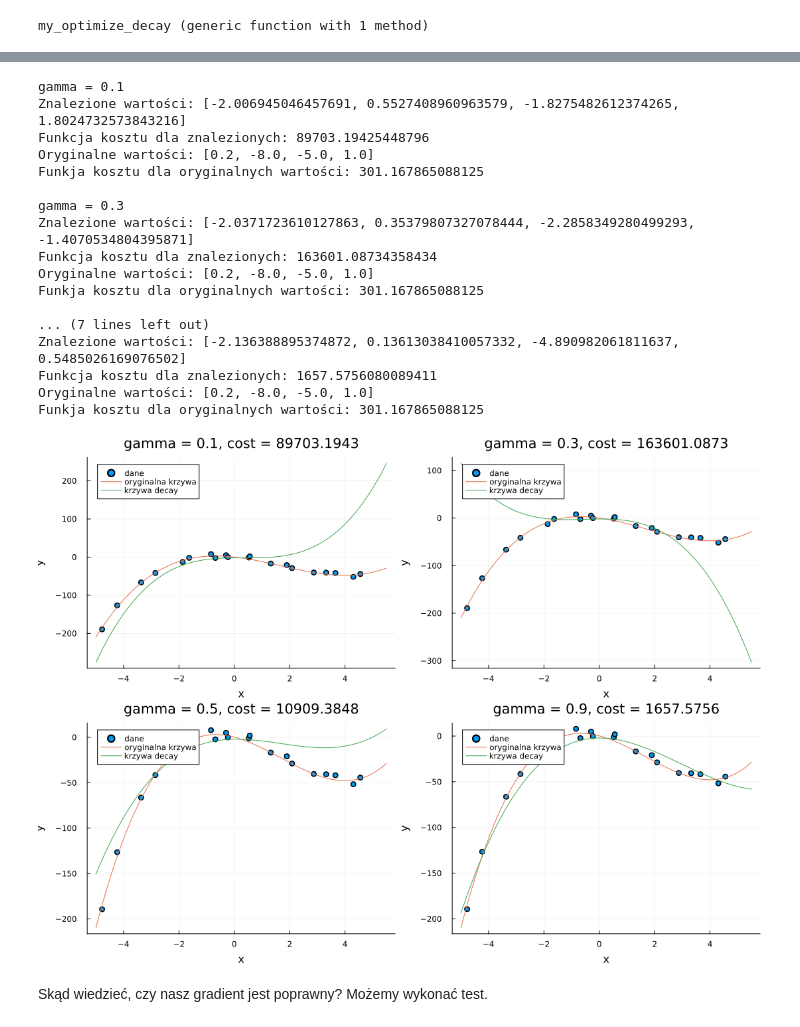
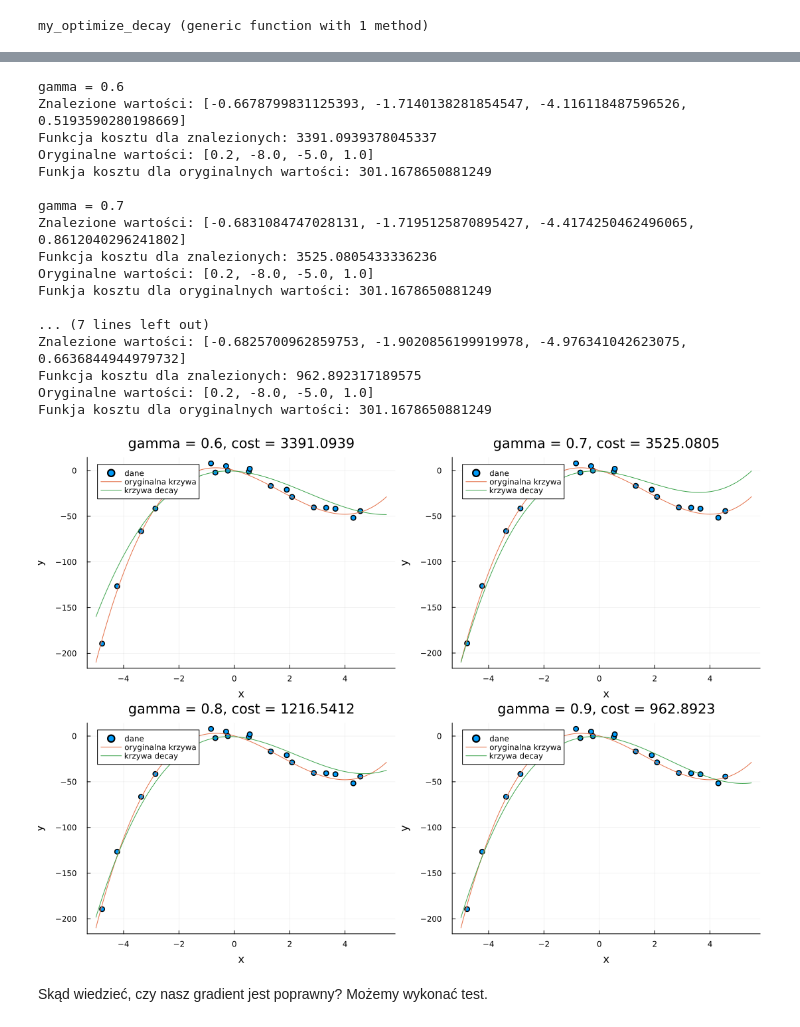
Before and after one commit to esarna/metody-i-algorytmy-optymalizacji, a Jupyter notebook: intro-teams.ipynb, the cells around one changed output, grey strips where cells are left out. Cells and saved outputs as stored; diff of their text form; code cells hidden in the pictures.

```diff
--- a/intro-teams.ipynb
+++ b/intro-teams.ipynb
@@ -124,14 +124,18 @@ $$
 dla pewnej stałej $\gamma \in (0,1]$, np. $\gamma = 0.9$ i porównaj działanie.
 # %%
 function my_optimize_const_step(cost_data, grad_data, x0;
-        step=1e-5, maxiter=100, tol=1e-6)
+        step=1e-5, maxiter=100000, tol=1e-6)
 
     x = copy(x0)
     g = similar(x)
 
+    fx = cost_data(x)
+    if !isfinite(fx)
+        error("cost_data(x0) is not finite (got $fx). Choose a valid x0 / fix cost domain.")
+    end
+
     for k in 1:maxiter
         grad_data(g, x)
-
         if any(!isfinite, g)
             error("Gradient became non-finite at iter=$k")
         end
@@ -140,19 +144,25 @@ function my_optimize_const_step(cost_data, grad_data, x0;
             return x
         end
 
-        x .-= step .* g
+        x .= x .- step .* g
     end
-
+    # println("Exceeded maxiter=$maxiter without convergence")
     return x
 end
 # %% [output]
 my_optimize_const_step (generic function with 1 method)
 # %%
 function my_optimize_decay(cost_data, grad_data, x0;
-        step=1e-4, gamma=0.5, maxiter=100, tol=1e-6)
+        step=1e-4, gamma=0.5, maxiter=100000, tol=1e-6, minimalstep=1e-10)
+
     x = copy(x0)
     g = similar(x)
-    α = step
+    t = step
+
+    fx = cost_data(x)
+    if !isfinite(fx)
+        error("cost_data(x0) is not finite (got $fx). Choose a valid x0 / fix cost domain.")
+    end
 
     for k in 1:maxiter
         grad_data(g, x)
@@ -165,10 +175,11 @@ function my_optimize_decay(cost_data, grad_data, x0;
             return x
         end
 
-        x .-= α .* g
-        α *= gamma
+        x .= x .- t .* g
+        t *= gamma
+
     end
-
+    # println("Exceeded maxiter=$maxiter without convergence")
     return x
 end
 # %% [output]
@@ -201,7 +212,7 @@ Funkcja kosztu dla oryginalnych wartości: 301.167865088125
 # %%
 using Plots
 
-gammas = [0.1, 0.3, 0.5, 0.9]
+gammas = [0.6,0.7, 0.8, 0.9]
 t_plot = -5:0.01:5.5
 
 # ten sam punkt startowy dla uczciwego porównania
@@ -215,45 +226,45 @@ for g in gammas
     println("gamma = $g")
     println("Znalezione wartości: $(opt)")
     println("Funkcja kosztu dla znalezionych: $(cost_data(opt))")
     println("Oryginalne wartości: $(θ_data)")
     println("Funkja kosztu dla oryginalnych wartości: $(cost_data(θ_data))")
     println()
 
     p = scatter(
         x_data, y_data;
         label="dane",
         legend=:topleft,
         title="gamma = $g, cost = $(round(cost_data(opt), digits=4))",
         xlabel="x",
         ylabel="y"
     )
 
     plot!(p, t_plot, [f(x, θ_data) for x in t_plot]; label="oryginalna krzywa")
     plot!(p, t_plot, [f(x, opt) for x in t_plot]; label="krzywa decay")
 
     push!(plots, p)
 end
 
 plot(plots...; layout=(2, 2), size=(1100, 800))
 # %% [output]
-gamma = 0.1
-Znalezione wartości: [-2.006945046457691, 0.5527408960963579, -1.8275482612374265, 1.8024732573843216]
-Funkcja kosztu dla znalezionych: 89703.19425448796
+gamma = 0.6
+Znalezione wartości: [-0.6678799831125393, -1.7140138281854547, -4.116118487596526, 0.5193590280198669]
+Funkcja kosztu dla znalezionych: 3391.0939378045337
 Oryginalne wartości: [0.2, -8.0, -5.0, 1.0]
-Funkja kosztu dla oryginalnych wartości: 301.167865088125
+Funkja kosztu dla oryginalnych wartości: 301.1678650881249
 
-gamma = 0.3
-Znalezione wartości: [-2.0371723610127863, 0.35379807327078444, -2.2858349280499293, -1.4070534804395871]
-Funkcja kosztu dla znalezionych: 163601.08734358434
+gamma = 0.7
+Znalezione wartości: [-0.6831084747028131, -1.7195125870895427, -4.4174250462496065, 0.8612040296241802]
+Funkcja kosztu dla znalezionych: 3525.0805433336236
 Oryginalne wartości: [0.2, -8.0, -5.0, 1.0]
-Funkja kosztu dla oryginalnych wartości: 301.167865088125
+Funkja kosztu dla oryginalnych wartości: 301.1678650881249
 
 ... (7 lines left out)
-Znalezione wartości: [-2.136388895374872, 0.13613038410057332, -4.890982061811637, 0.5485026169076502]
-Funkcja kosztu dla znalezionych: 1657.5756080089411
+Znalezione wartości: [-0.6825700962859753, -1.9020856199919978, -4.976341042623075, 0.6636844944979732]
+Funkcja kosztu dla znalezionych: 962.892317189575
 Oryginalne wartości: [0.2, -8.0, -5.0, 1.0]
-Funkja kosztu dla oryginalnych wartości: 301.167865088125
+Funkja kosztu dla oryginalnych wartości: 301.1678650881249
-[figure, old version]
+[figure, new version]
 # %% [markdown]
 Skąd wiedzieć, czy nasz gradient jest poprawny?
 Możemy wykonać test.
```
Also changed, not shown: parts of 4 cells of this notebook.
